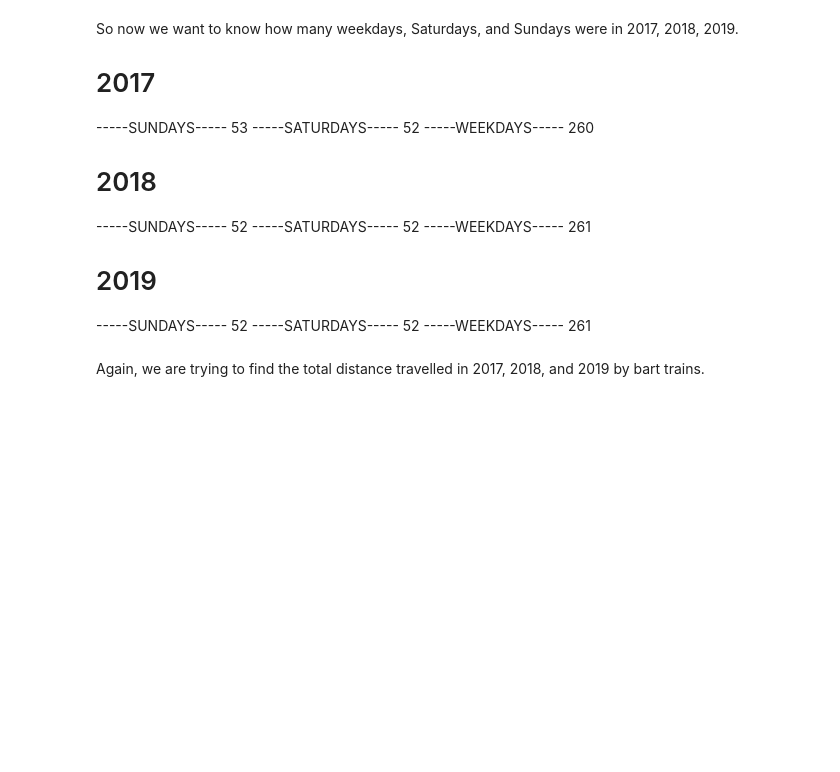
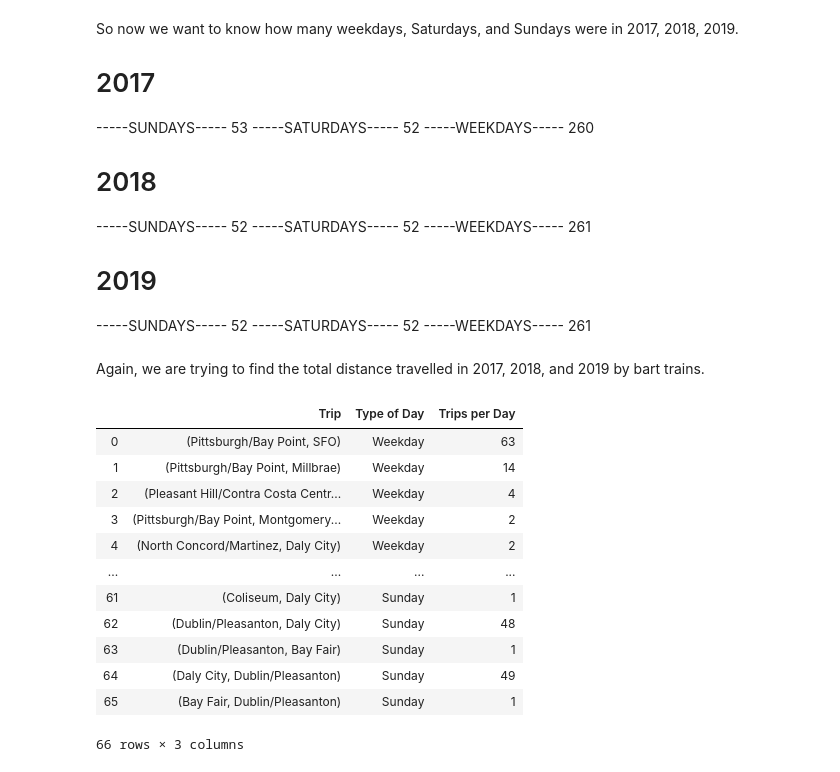
Before and after one commit to gavincleach/bart-carbon-footprint, a Jupyter notebook: BART.ipynb, the cells around one changed output. Drawn from its saved outputs; the diff is of its cells as text; code cells hidden in the pictures; blank space fills up the shorter version.

```diff
--- a/BART.ipynb
+++ b/BART.ipynb
@@ -662,3 +663,76 @@ So now we want to know how many weekdays, Saturdays, and Sundays were in 2017, 2
         261
 # %% [markdown]
 Again, we are trying to find the total distance travelled in 2017, 2018, and 2019 by bart trains.
+# %%
+bart_train_trips_dict_weekdays = {('Pittsburgh/Bay Point', 'SFO'): 63, ('Pittsburgh/Bay Point', 'Millbrae'): 14, ('Pleasant Hill/Contra Costa Centre', 'Montgomery St'): 4, ('Pittsburgh/Bay Point', 'Montgomery St'): 2, ('North Concord/Martinez', 'Daly City'): 2, ('Pleasant Hill/Contra Costa Centre', 'Daly City'): 5, ('Pleasant Hill/Contra Costa Centre', '24th St Mission'): 6, ('Coliseum', 'Oakland Airport'): 183, ('Oakland Airport', 'Coliseum'): 183, ('SFO', 'Pittsburgh/Bay Point'):  63, ('Millbrae', 'Pittsburgh/Bay Point'): 14, ('Montgomery St', 'Pleasant Hill/Contra Costa Centre'): 4, ('Montgomery St', 'Pittsburgh/Bay Point'): 2, ('Daly City', 'North Concord/Martinez'): 2, ('Daly City', 'Pleasant Hill/Contra Costa Centre'): 5, ('24th St Mission', 'Pleasant Hill/Contra Costa Centre'): 6, ('Warm Springs/South Fremont', 'Daly City'): 56 , ('Union City', 'Warm Springs/South Fremont'): 6, ('Daly City', 'Warm Springs/South Fremont'): 56, ('Richmond', 'Millbrae'): 62, ('Millbrae', 'Richmond'): 62, ('Fremont', 'Richmond'): 56, ('Warm Springs/South Fremont', 'Richmond'): 20, ('Richmond', 'Fremont'): 50, ('Richmond', 'Warm Springs/South Fremont'): 26, ('Dublin/Pleasanton', 'Daly City'): 75, ('Dublin/Pleasanton', 'Bay Fair'): 1, ('Daly City', 'Dublin/Pleasanton'): 75, ('Bay Fair', 'Dublin/Pleasanton'): 1}
+
+bart_train_trips_dict_saturdays = {('Lafayette', 'Millbrae'): 1, ('Pittsburgh/Bay Point', 'Millbrae'): 54, ('Pittsburgh/Bay Point', 'SFO'): 1, ('Coliseum', 'Oakland Airport'): 173, ('Oakland Airport', 'Coliseum'): 173, ('Millbrae', 'Pittsburgh/Bay Point'): 54, ('Daly City', 'Pittsburgh/Bay Point'): 1, ('Powell St', 'Pittsburgh/Bay Point'): 1, ('Fremont', 'Daly City'): 28, ('Daly City', 'Fremont'): 28, ('Richmond', 'Daly City'): 28, ('Daly City', 'Richmond'): 28, ('Coliseum', 'Richmond'): 1, ('Warm Springs/South Fremont', 'Richmond'): 55, ('Richmond', 'Warm Springs/South Fremont'): 56, ('Coliseum', 'Daly City'): 1, ('Dublin/Pleasanton', 'Daly City'): 54, ('Dublin/Pleasanton', 'Bay Fair'): 1, ('24th St Mission', 'Dublin/Pleasanton'): 1, ('Daly City', 'Dublin/Pleasanton'): 54, ('Bay Fair', 'Dublin/Pleasanton'): 1}
+
+bart_train_trips_dict_sundays = {('Lafayette', 'Millbrae'): 1, ('Pittsburgh/Bay Point', 'Millbrae'): 58, ('Pittsburgh/Bay Point', 'SFO'): 1, ('Coliseum', 'Oakland Airport'): 153, ('Oakland Airport', 'Coliseum'): 153, ('Powell St', 'Pittsburgh/Bay Point'): 1, ('Daly City', 'Pittsburgh/Bay Point'): 1, ('Millbrae', 'Pittsburgh/Bay Point'): 48, ('Coliseum', 'Richmond'): 1, ('Warm Springs/South Fremont', 'Richmond'): 48, ('Richmond', 'Warm Springs/South Fremont'): 50, ('Coliseum', 'Daly City'): 1, ('Dublin/Pleasanton', 'Daly City'): 48, ('Dublin/Pleasanton', 'Bay Fair'): 1, ('Daly City', 'Dublin/Pleasanton'): 49, ('Bay Fair', 'Dublin/Pleasanton'): 1}
+
+bart_train_trips_weekdays = pd.DataFrame(columns = ['Trip', 'Type of Day', 'Trips per Day'])
+bart_train_trips_saturdays = pd.DataFrame(columns = ['Trip', 'Type of Day', 'Trips per Day'])
+bart_train_trips_sundays = pd.DataFrame(columns = ['Trip', 'Type of Day', 'Trips per Day'])
+
+bart_train_trips_weekdays['Trip'] = list(bart_train_trips_dict_weekdays.keys())
+
+trips_per_day_weekdays = []
+for trip in bart_train_trips_weekdays['Trip']:
+    trips_per_day_weekdays.append(bart_train_trips_dict_weekdays[trip])
+
+bart_train_trips_weekdays['Trips per Day'] = trips_per_day_weekdays
+
+bart_train_trips_weekdays['Type of Day'] = 'Weekday'
+
+
+
+
+
+
+bart_train_trips_saturdays['Trip'] = list(bart_train_trips_dict_saturdays.keys())
+
+trips_per_day_saturdays = []
+for trip in bart_train_trips_saturdays['Trip']:
+    trips_per_day_saturdays.append(bart_train_trips_dict_saturdays[trip])
+
+bart_train_trips_saturdays['Trips per Day'] = trips_per_day_saturdays
+
+bart_train_trips_saturdays['Type of Day'] = 'Saturday'
+
+
+
+
+
+
+bart_train_trips_sundays['Trip'] = list(bart_train_trips_dict_sundays.keys())
+
+trips_per_day_sundays = []
+for trip in bart_train_trips_sundays['Trip']:
+    trips_per_day_sundays.append(bart_train_trips_dict_sundays[trip])
+
+bart_train_trips_sundays['Trips per Day'] = trips_per_day_sundays
+
+bart_train_trips_sundays['Type of Day'] = 'Sunday'
+
+
+
+
+not_sunday_df = bart_train_trips_weekdays.append(bart_train_trips_saturdays, ignore_index = True)
+
+bart_train_trips = not_sunday_df.append(bart_train_trips_sundays, ignore_index = True)
+
+bart_train_trips
+# %% [output]
+|  | Trip | Type of Day | Trips per Day |
+| 0 | (Pittsburgh/Bay Point, SFO) | Weekday | 63 |
+| 1 | (Pittsburgh/Bay Point, Millbrae) | Weekday | 14 |
+| 2 | (Pleasant Hill/Contra Costa Centr... | Weekday | 4 |
+| 3 | (Pittsburgh/Bay Point, Montgomery... | Weekday | 2 |
+| 4 | (North Concord/Martinez, Daly City) | Weekday | 2 |
+| ... | ... | ... | ... |
+| 61 | (Coliseum, Daly City) | Sunday | 1 |
+| 62 | (Dublin/Pleasanton, Daly City) | Sunday | 48 |
+| 63 | (Dublin/Pleasanton, Bay Fair) | Sunday | 1 |
+| 64 | (Daly City, Dublin/Pleasanton) | Sunday | 49 |
+| 65 | (Bay Fair, Dublin/Pleasanton) | Sunday | 1 |
+66 rows × 3 columns
```
Also changed, not shown: parts of 7 cells of this notebook.
